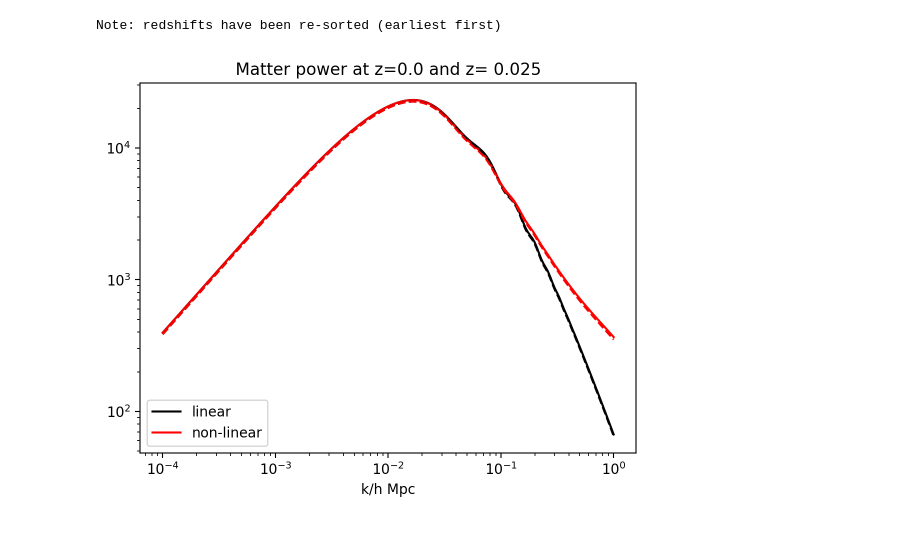
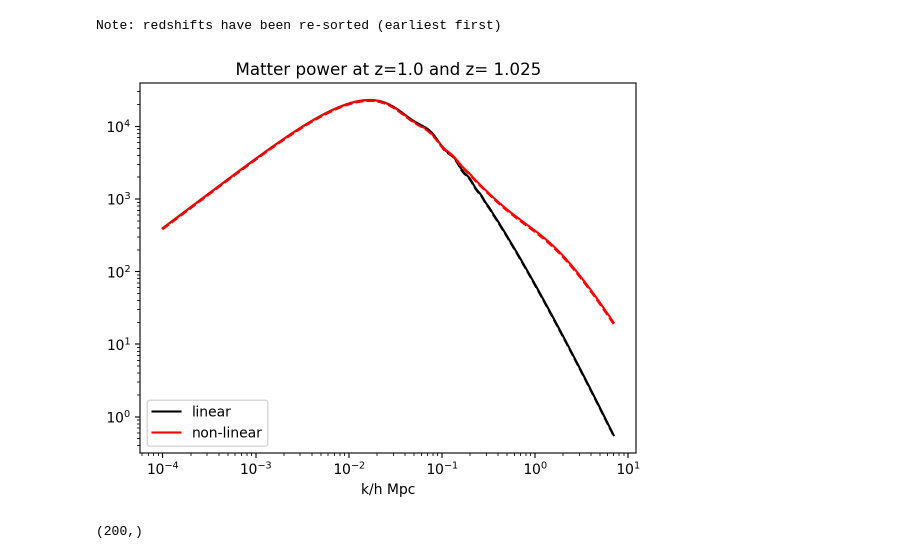
Before and after one commit to vPedreros/dfi-summer-2023, a Jupyter notebook: summer_nb.ipynb, the cells around one changed output. Saved outputs shown, nothing was run; the diff lists cells and outputs as text; code cells hidden in the pictures.

```diff
--- a/summer_nb.ipynb
+++ b/summer_nb.ipynb
@@ -352,10 +345,10 @@ for i in range(len(z_equipop_bins)):
 # %%
-i = 9
+i = 0
 
 fig, ax = plt.subplots()
 
 for z in z_to_plot:
-    ax.scatter(z, window_gammagamma(i, z), c='b', s=0.5)
+    ax.scatter(z, window(i, z), c='b', s=0.5)
 ax.set_xlabel('Redshift $z$')
 ax.set_ylabel(r'Window function $\tilde{W}_%s^{\gamma\gamma}(z)$'%(str(i)));
 # %% [output]
@@ -368,17 +363,17 @@ pars = camb.CAMBparams()
 pars.set_cosmology(H0=67.5, ombh2=0.022, omch2=0.122, mnu=0.06, omk=0, tau=0.06)
 pars.InitPower.set_params(ns=0.9652)
 #Note non-linear corrections couples to smaller scales than you want
-pars.set_matter_power(redshifts=z_list, kmax=2.0)
+pars.set_matter_power(redshifts=np.linspace(0.001, 2.5, 101), kmax=7.0)
 
 #Linear spectra
 pars.NonLinear = model.NonLinear_none
 results = camb.get_results(pars)
-kh, z, pk = results.get_matter_power_spectrum(minkh=1e-4, maxkh=1, npoints = 200)
+kh, z, pk = results.get_matter_power_spectrum(minkh=1e-4, maxkh=7, npoints = 200)
 
 #Non-Linear spectra (Halofit)
 pars.NonLinear = model.NonLinear_both
 results.calc_power_spectra(pars)
-kh_nonlin, z_nonlin, pk_nonlin = results.get_matter_power_spectrum(minkh=1e-4, maxkh=1, npoints = 200)
+kh_nonlin, z_nonlin, pk_nonlin = results.get_matter_power_spectrum(minkh=1e-4, maxkh=7, npoints = 200)
 # %% [output]
 Note: redshifts have been re-sorted (earliest first)
 # %%
@@ -401,9 +396,9 @@ def plot_pk(zs):
     plt.legend(['linear','non-linear'], loc='lower left');
     plt.title('Matter power at z=%s and z= %s'%tuple(zs));
 # %%
-plot_pk([0.0, 0.025])
+plot_pk([1.0, 1.025])
 # %% [output]
-[figure, old version]
+[figure, new version]
 # %%
 # Loading data from matter power spectrum
 for rslt in dict_mps_data:
@@ -412,3 +407,7 @@ for rslt in dict_mps_data:
 # Interpolating the data
 mps_linear = interpolate.RectBivariateSpline(z, kh, pk)
 mps_nonlinear = interpolate.RectBivariateSpline(z_nonlin, kh_nonlin, pk_nonlin)
+# %%
+mps_linear(0, kh)[0].shape
+# %% [output]
+(200,)
```
Also changed, not shown: parts of 26 cells of this notebook.
